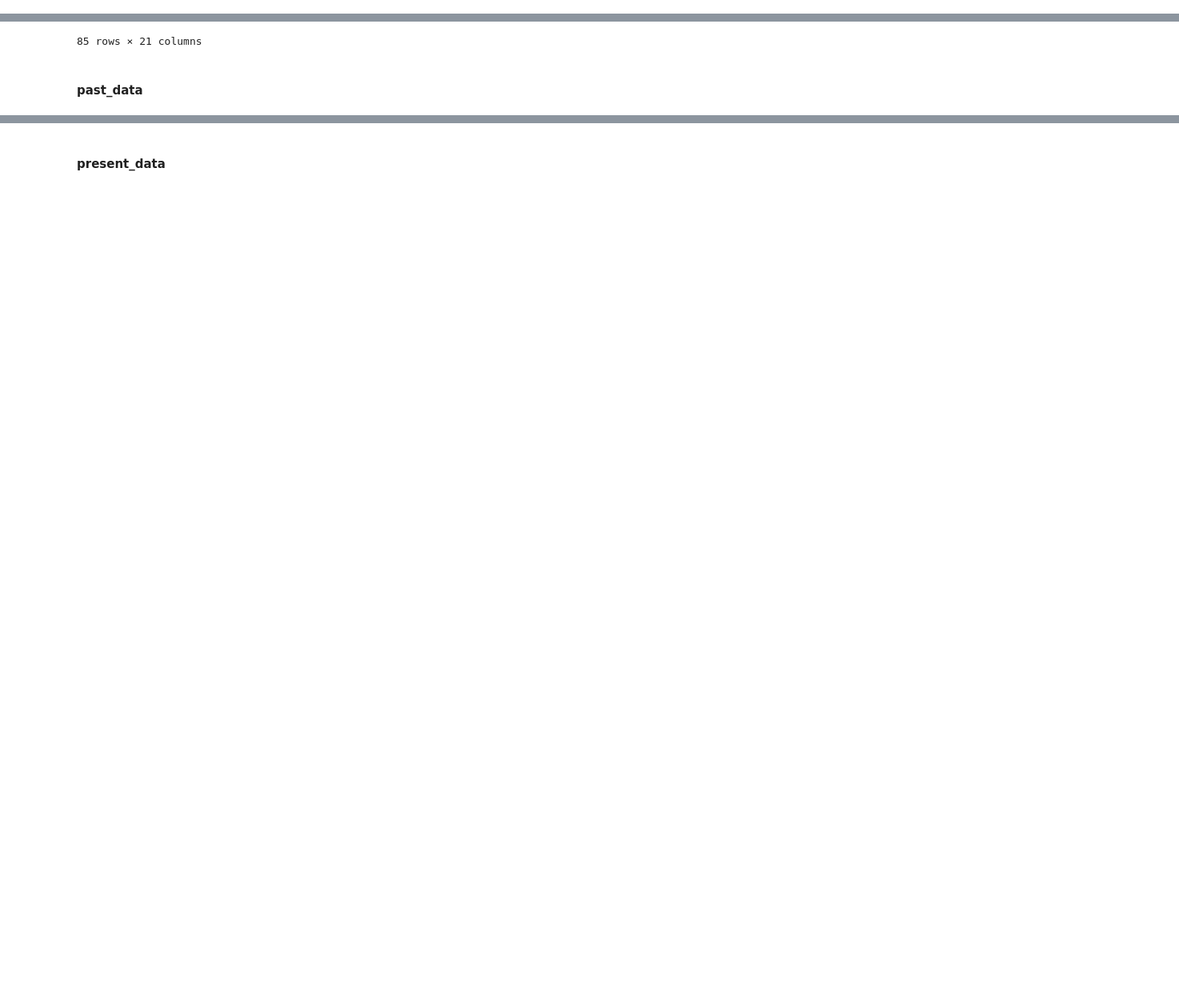
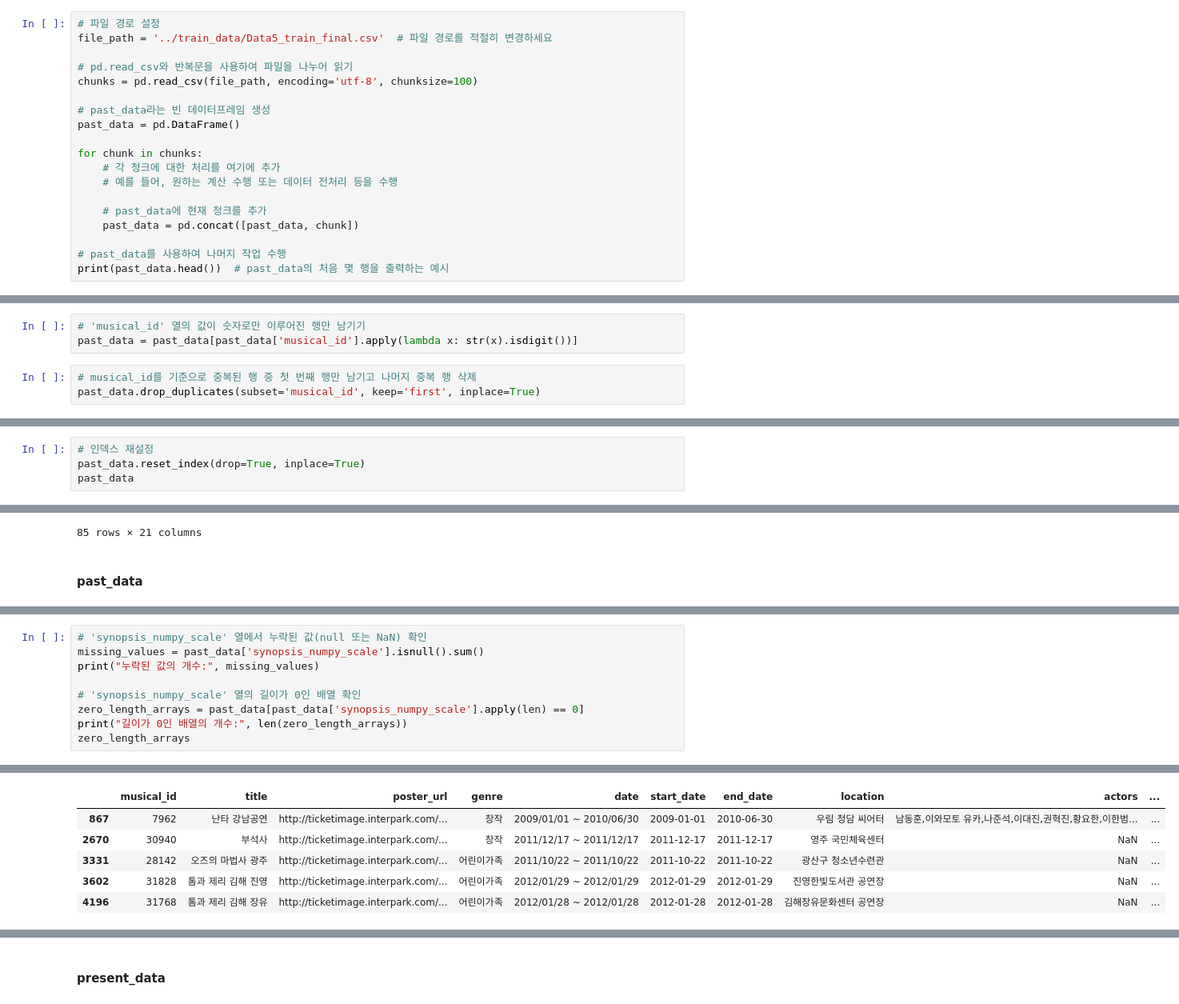
Before and after one commit to team-i-Five/code_Machine-learning, a Jupyter notebook: model_test/NMF_musical.ipynb, the cells around one changed output, grey strips where cells are left out. Shown: that part at 80% size. Cells and saved outputs as stored; diff of their text form; blank space fills up the shorter version.

```diff
--- a/model_test/NMF_musical.ipynb
+++ b/model_test/NMF_musical.ipynb
@@ -37,0 +23,19 @@ past_data = past_data.drop_duplicates()
+# %%
+# 파일 경로 설정
+file_path = '../train_data/Data5_train_final.csv'  # 파일 경로를 적절히 변경하세요
+
+# pd.read_csv와 반복문을 사용하여 파일을 나누어 읽기
+chunks = pd.read_csv(file_path, encoding='utf-8', chunksize=100)
+
+# past_data라는 빈 데이터프레임 생성
+past_data = pd.DataFrame()
+
+for chunk in chunks:
+    # 각 청크에 대한 처리를 여기에 추가
+    # 예를 들어, 원하는 계산 수행 또는 데이터 전처리 등을 수행
+
+    # past_data에 현재 청크를 추가
+    past_data = pd.concat([past_data, chunk])
+
+# past_data를 사용하여 나머지 작업 수행
+print(past_data.head())  # past_data의 처음 몇 행을 출력하는 예시
@@ -37,0 +98,6 @@ past_data = past_data.drop_duplicates()
+# %%
+# 'musical_id' 열의 값이 숫자로만 이루어진 행만 남기기
+past_data = past_data[past_data['musical_id'].apply(lambda x: str(x).isdigit())]
+# %%
+# musical_id를 기준으로 중복된 행 중 첫 번째 행만 남기고 나머지 중복 행 삭제
+past_data.drop_duplicates(subset='musical_id', keep='first', inplace=True)
@@ -42,0 +136,4 @@ TypeError: read_csv() got an unexpected keyword argument 'error_bad_lines'
+# %%
+# 인덱스 재설정
+past_data.reset_index(drop=True, inplace=True)
+past_data
@@ -71,0 +192,10 @@ ValueError: malformed node or string: [-0.6652450561523438, 0.25175362825393677,
+# %%
+# 'synopsis_numpy_scale' 열에서 누락된 값(null 또는 NaN) 확인
+missing_values = past_data['synopsis_numpy_scale'].isnull().sum()
+print("누락된 값의 개수:", missing_values)
+
+# 'synopsis_numpy_scale' 열의 길이가 0인 배열 확인
+zero_length_arrays = past_data[past_data['synopsis_numpy_scale'].apply(len) == 0]
+print("길이가 0인 배열의 개수:", len(zero_length_arrays))
+zero_length_arrays
+# %% [output]
@@ -71,0 +204,6 @@ ValueError: malformed node or string: [-0.6652450561523438, 0.25175362825393677,
+|  | musical_id | title | poster_url | genre | date | start_date | end_date | location | actors | ... |
+| 867 | 7962 | 난타 강남공연 | http://ticketimage.interpark.com/... | 창작 | 2009/01/01 ~ 2010/06/30 | 2009-01-01 | 2010-06-30 | 우림 청담 씨어터 | 남동훈,이와모토 유카,나준석,이대진,권혁진,황요한,이한범... | ... |
+| 2670 | 30940 | 부석사 | http://ticketimage.interpark.com/... | 창작 | 2011/12/17 ~ 2011/12/17 | 2011-12-17 | 2011-12-17 | 영주 국민체육센터 | NaN | ... |
+| 3331 | 28142 | 오즈의 마법사 광주 | http://ticketimage.interpark.com/... | 어린이가족 | 2011/10/22 ~ 2011/10/22 | 2011-10-22 | 2011-10-22 | 광산구 청소년수련관 | NaN | ... |
+| 3602 | 31828 | 톰과 제리 김해 진영 | http://ticketimage.interpark.com/... | 어린이가족 | 2012/01/29 ~ 2012/01/29 | 2012-01-29 | 2012-01-29 | 진영한빛도서관 공연장 | NaN | ... |
+| 4196 | 31768 | 톰과 제리 김해 장유 | http://ticketimage.interpark.com/... | 어린이가족 | 2012/01/28 ~ 2012/01/28 | 2012-01-28 | 2012-01-28 | 김해장유문화센터 공연장 | NaN | ... |
```
Also changed, not shown: parts of 16 cells of this notebook, 5 other files.
